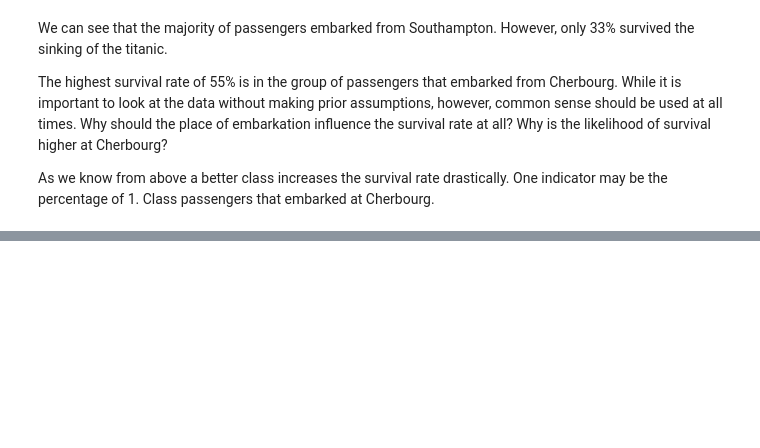
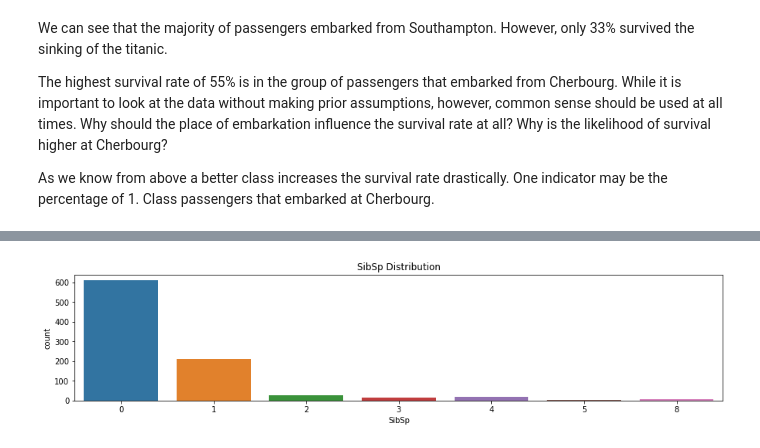
Before and after one commit to Starluxe/KaggleExercises, a Jupyter notebook: Getting Started with Titanic V04.ipynb, the cells around one changed output, grey strips where cells are left out. Saved outputs shown, nothing was run; the diff lists cells and outputs as text; code cells hidden in the pictures; blank space fills up the shorter version.

```diff
--- a/Getting Started with Titanic V04.ipynb
+++ b/Getting Started with Titanic V04.ipynb
@@ -376,0 +422,4 @@ As we know from above a better class increases the survival rate drastically. On
+# %%
+show_countplot(train_df, 'SibSp', "SibSp Distribution", (15, 3))
+# %% [output]
+[figure, added]
```
Also changed, not shown: parts of 76 cells of this notebook, 1 other file.
